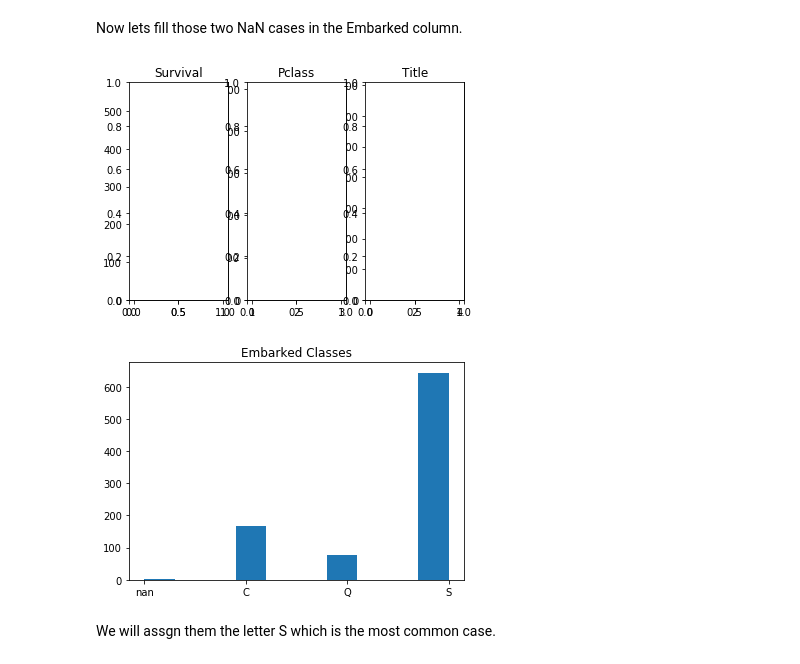
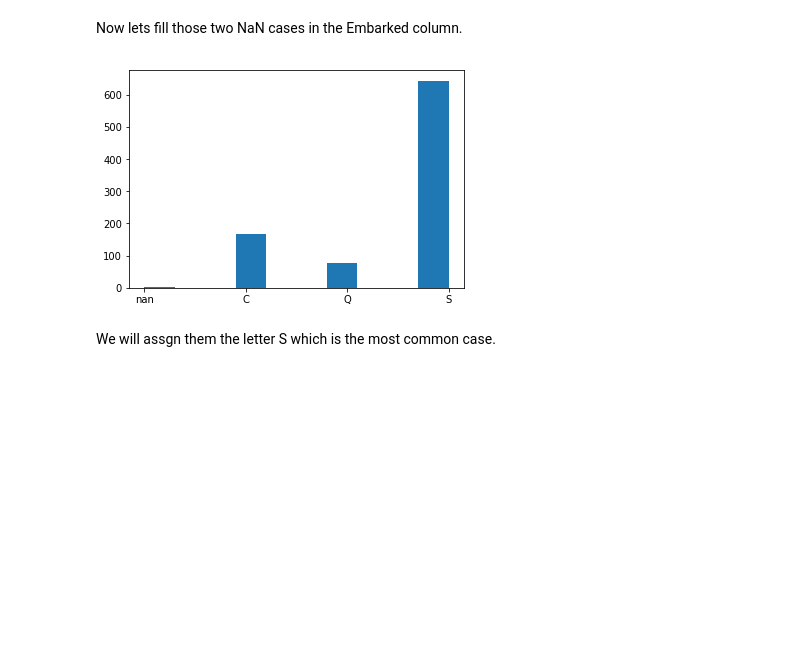
Before and after one commit to WencesVillegasMarset/KaggleChallenges, a Jupyter notebook: Kaggle Titanic Dataset .ipynb, the cells around one changed output. Drawn from its saved outputs; the diff is of its cells as text; code cells hidden in the pictures; blank space fills up the shorter version.

```diff
--- a/Kaggle Titanic Dataset .ipynb
+++ b/Kaggle Titanic Dataset .ipynb
@@ -133,13 +133,10 @@ age_nan_replace(means_title, test_set, title_list)
 # %% [markdown]
 Now lets fill those two NaN cases in the Embarked column.
 # %%
-fig, ax = plt.subplots()
-ax.hist(training_set['Embarked'])
-ax.set_title('Embarked Classes')
+plt.hist(training_set['Embarked'])
 plt.show()
 # %% [output]
-[figure, old version]
+[figure, new version]
-[figure, removed]
 # %% [markdown]
 We will assgn them the letter S which is the most common case.
 # %%
```
Also changed, not shown: parts of 5 cells of this notebook.
